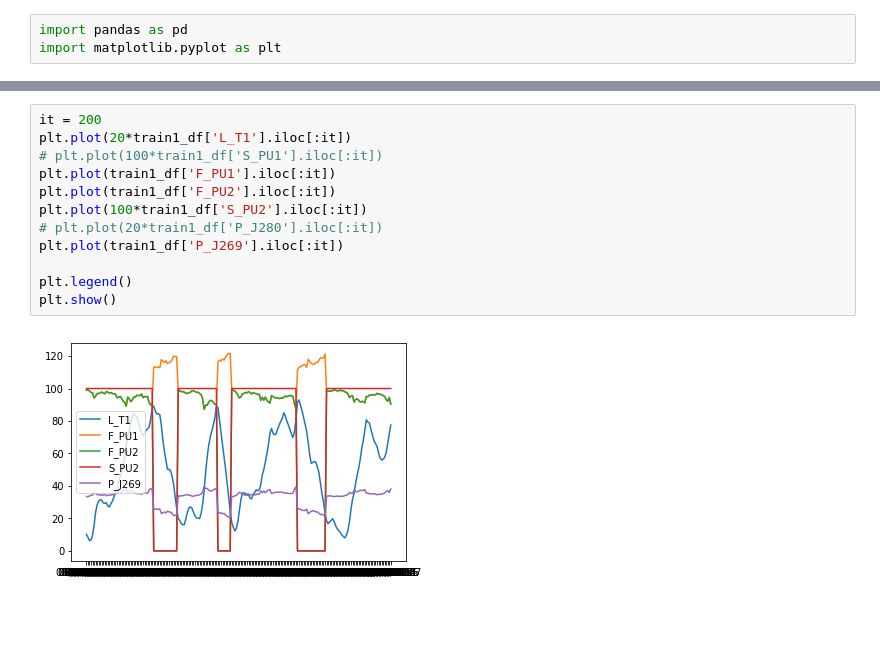
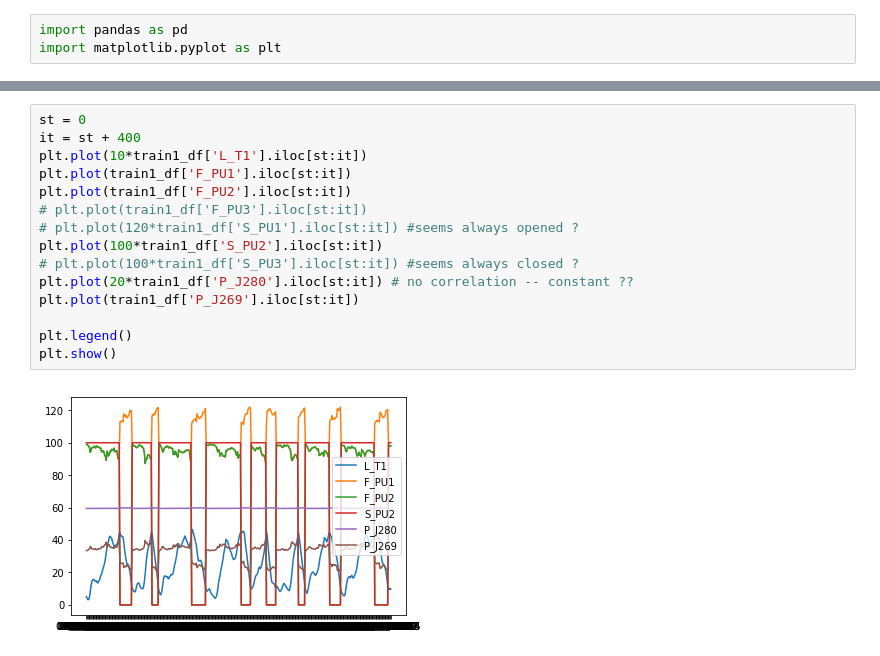
Before and after one commit to marius-pop0/CybeDataAnlaytics, a Jupyter notebook: assignment2/batadal.ipynb, the cells around one changed output, grey strips where cells are left out. Drawn from its saved outputs; the diff is of its cells as text; blank space fills up the shorter version.

```diff
--- a/assignment2/batadal.ipynb
+++ b/assignment2/batadal.ipynb
@@ -18,14 +27,17 @@ train1_df.head()
 # %%
-it = 200
-plt.plot(20*train1_df['L_T1'].iloc[:it])
-# plt.plot(100*train1_df['S_PU1'].iloc[:it])
-plt.plot(train1_df['F_PU1'].iloc[:it])
-plt.plot(train1_df['F_PU2'].iloc[:it])
-plt.plot(100*train1_df['S_PU2'].iloc[:it])
-# plt.plot(20*train1_df['P_J280'].iloc[:it])
-plt.plot(train1_df['P_J269'].iloc[:it])
+st = 0
+it = st + 400
+plt.plot(10*train1_df['L_T1'].iloc[st:it])
+plt.plot(train1_df['F_PU1'].iloc[st:it])
+plt.plot(train1_df['F_PU2'].iloc[st:it])
+# plt.plot(train1_df['F_PU3'].iloc[st:it])
+# plt.plot(120*train1_df['S_PU1'].iloc[st:it]) #seems always opened ?
+plt.plot(100*train1_df['S_PU2'].iloc[st:it])
+# plt.plot(100*train1_df['S_PU3'].iloc[st:it]) #seems always closed ?
+plt.plot(20*train1_df['P_J280'].iloc[st:it]) # no correlation -- constant ??
+plt.plot(train1_df['P_J269'].iloc[st:it])
 
 plt.legend()
 plt.show()
 # %% [output]
-[figure, old version]
+[figure, new version]
```
Also changed, not shown: parts of 9 cells of this notebook.
